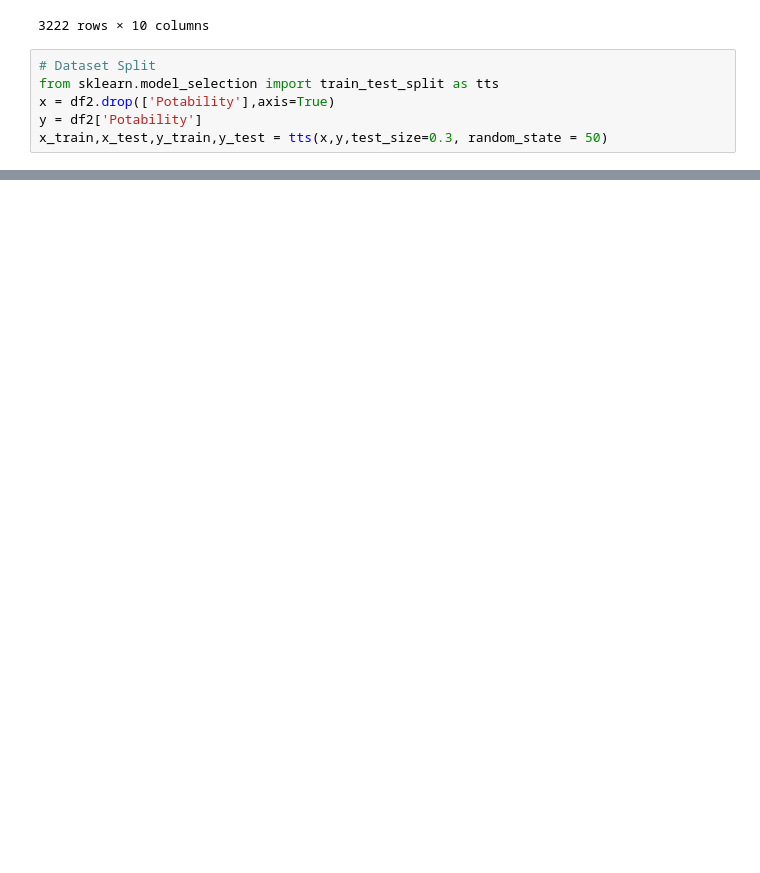
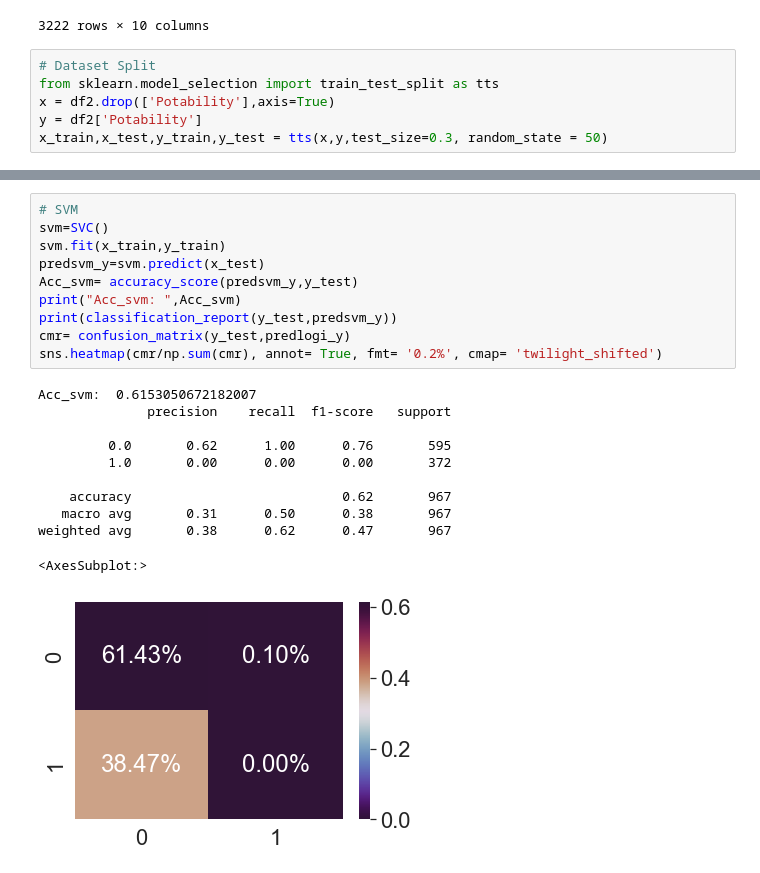
Before and after one commit to YihanLi126/Breast-Cancer-Prediction, a Jupyter notebook: water_quality_classify.ipynb, the cells around one changed output, grey strips where cells are left out. Cells and saved outputs as stored; diff of their text form; blank space fills up the shorter version.

```diff
--- a/water_quality_classify.ipynb
+++ b/water_quality_classify.ipynb
@@ -278,0 +318,22 @@ x_train,x_test,y_train,y_test = tts(x,y,test_size=0.3, random_state = 50)
+# %%
+# SVM
+svm=SVC()
+svm.fit(x_train,y_train)
+predsvm_y=svm.predict(x_test)
+Acc_svm= accuracy_score(predsvm_y,y_test)
+print("Acc_svm: ",Acc_svm)
+print(classification_report(y_test,predsvm_y))
+cmr= confusion_matrix(y_test,predlogi_y)
+sns.heatmap(cmr/np.sum(cmr), annot= True, fmt= '0.2%', cmap= 'twilight_shifted')
+# %% [output]
+Acc_svm:  0.6153050672182007
+              precision    recall  f1-score   support
+
+         0.0       0.62      1.00      0.76       595
+         1.0       0.00      0.00      0.00       372
+
+    accuracy                           0.62       967
+   macro avg       0.31      0.50      0.38       967
+weighted avg       0.38      0.62      0.47       967
+<AxesSubplot:>
+[figure, added]
```
Also changed, not shown: parts of 7 cells of this notebook.
